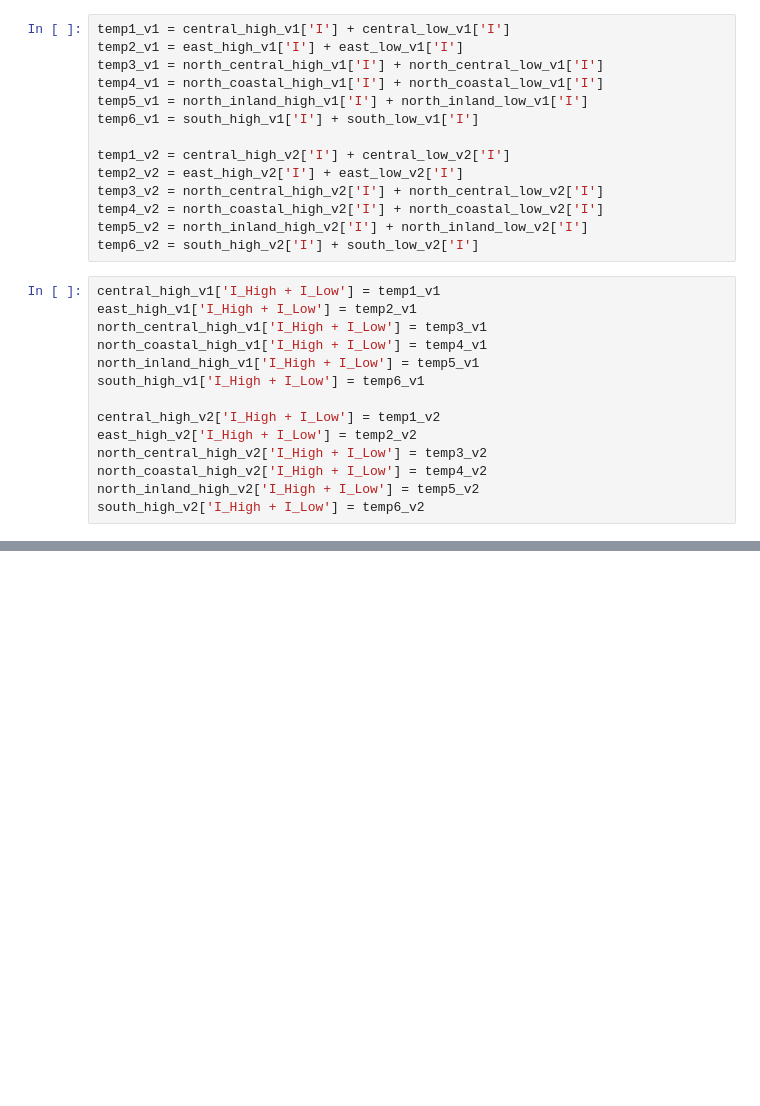
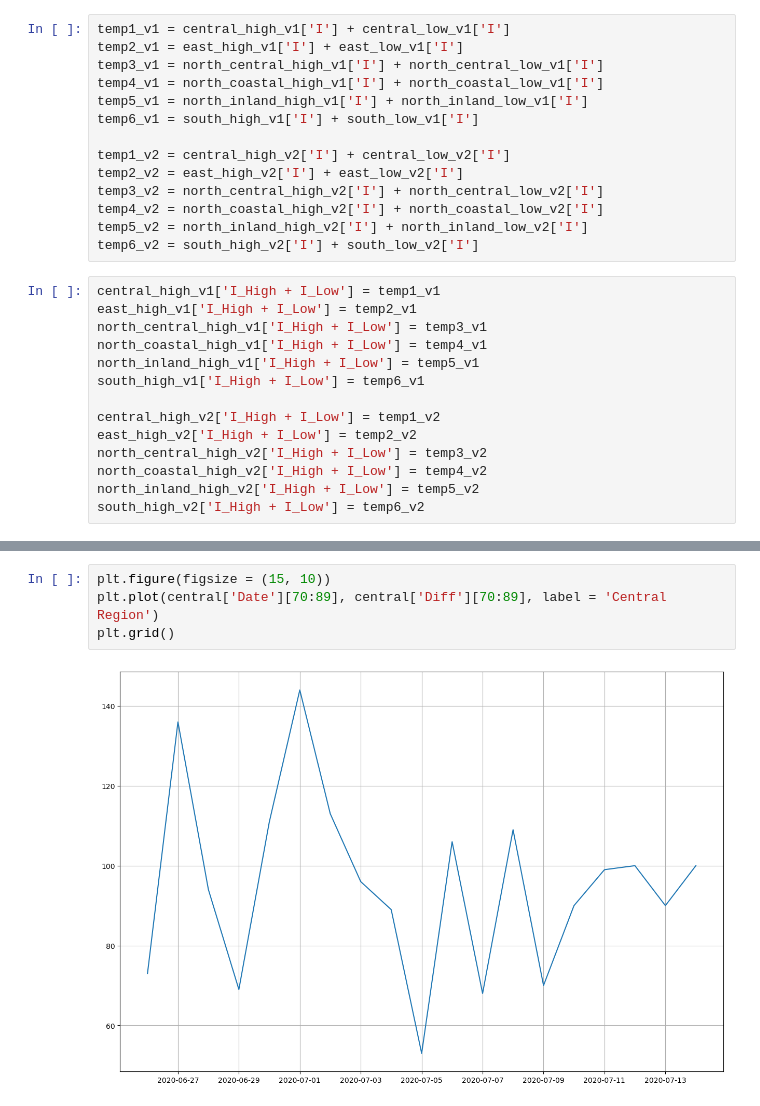
Before and after one commit to kazi0302/COVID-19-Modeling-and-Parameter-Fitting, a Jupyter notebook: Monte Carlo Simulation/MC_simulator.ipynb, the cells around one changed output, grey strips where cells are left out. Saved outputs shown, nothing was run; the diff lists cells and outputs as text; blank space fills up the shorter version.

```diff
--- a/Monte Carlo Simulation/MC_simulator.ipynb
+++ b/Monte Carlo Simulation/MC_simulator.ipynb
@@ -756,0 +764,6 @@ Text(0.5, 1.0, 'Daily Total Rate (Surpressed)')
+# %%
+plt.figure(figsize = (15, 10))
+plt.plot(central['Date'][70:89], central['Diff'][70:89], label = 'Central Region')
+plt.grid()
+# %% [output]
+[figure, added]
```
Also changed, not shown: parts of 8 cells of this notebook, 8 other files.
